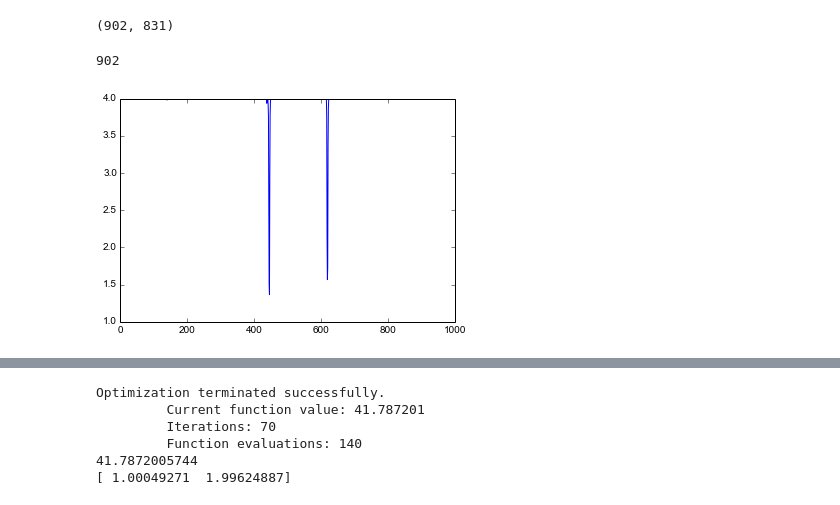
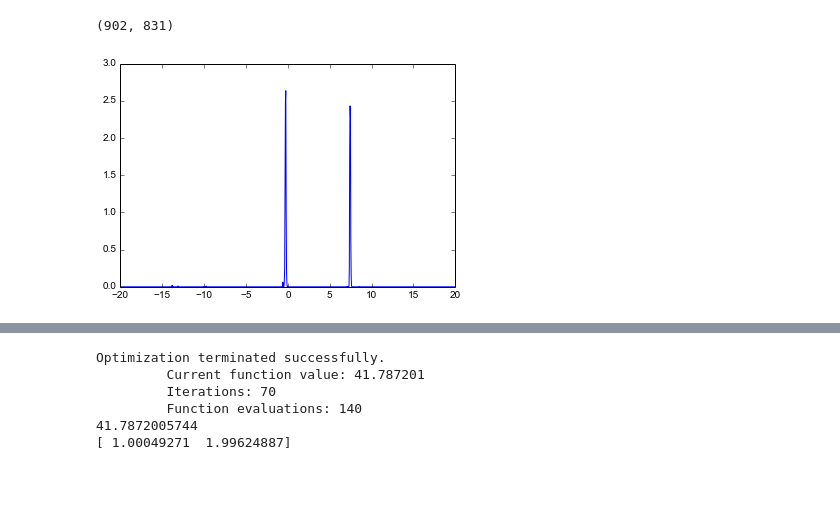
Before and after one commit to finnhacks42/code, a Jupyter notebook: Ship lines.ipynb, the cells around one changed output, grey strips where cells are left out. Cells and saved outputs as stored; diff of their text form; code cells hidden in the pictures.

```diff
--- a/Ship lines.ipynb
+++ b/Ship lines.ipynb
@@ -24,13 +24,14 @@ print gray_ship.shape
 # %%
 # lets take slices and aggregate over them
 nslice = 200
 slice_width = gray_ship.shape[1]/nslice
 
 slice1 = gray_ship[:,100:100+slice_width]
 slice1_sum = sum(slice1,axis=1)
-print len(slice1_sum)
-plot(range(len(slice1_sum)),slice1_sum)
+
+y = max(slice1_sum) - slice1_sum
+x = np.linspace(-20, 20, len(y))
+plot(x,y)
 show()
 # %% [output]
-902
-[figure, old version]
+[figure, new version]
```
Also changed, not shown: parts of 10 cells of this notebook, 18 other files.
